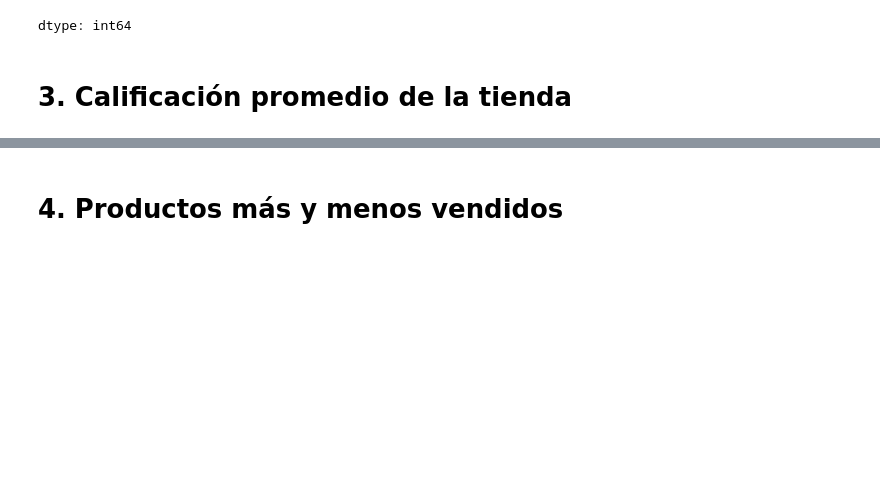
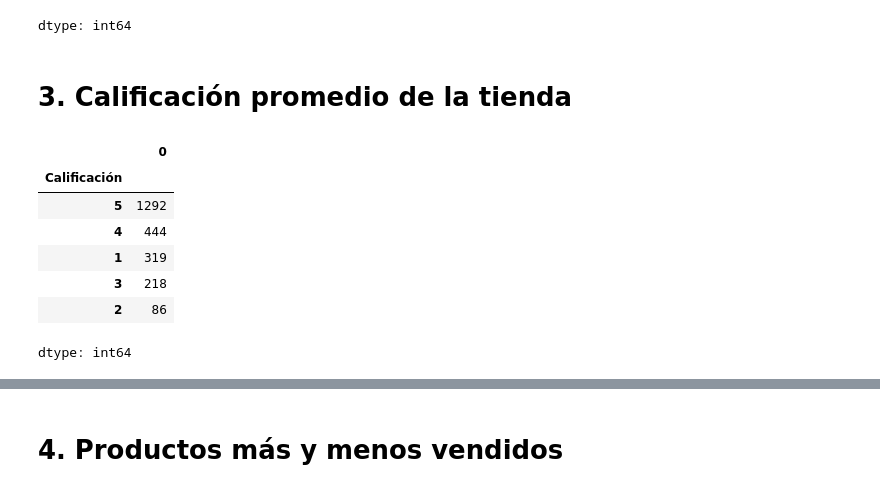
Before and after one commit to Gaby46Pe/AprendiendoGit, a Jupyter notebook: AluraStoreLatam.ipynb, the cells around one changed output, grey strips where cells are left out. Cells and saved outputs as stored; diff of their text form; code cells hidden in the pictures; blank space fills up the shorter version.

```diff
--- a/AluraStoreLatam.ipynb
+++ b/AluraStoreLatam.ipynb
@@ -450,3 +450,14 @@ display(tienda4.groupby('Categoría del Producto').size().sort_values(ascending=
 dtype: int64
 # %% [markdown]
 # 3. Calificación promedio de la tienda
+# %%
+display(tienda.groupby('Calificación').size().sort_values(ascending=False))
+# %% [output]
+|  | 0 |
+| Calificación |  |
+| 5 | 1292 |
+| 4 | 444 |
+| 1 | 319 |
+| 3 | 218 |
+| 2 | 86 |
+dtype: int64
```
Also changed, not shown: parts of 3 cells of this notebook.
